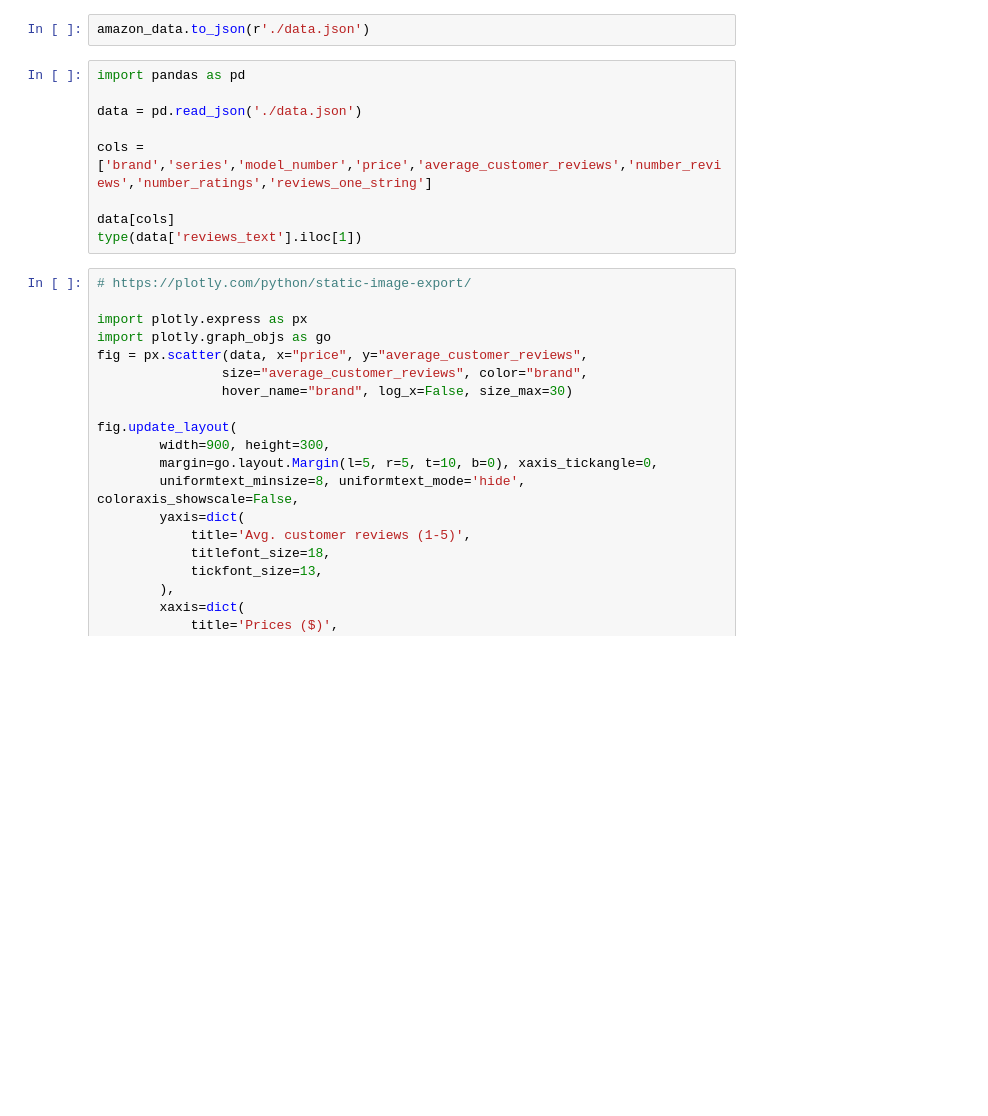
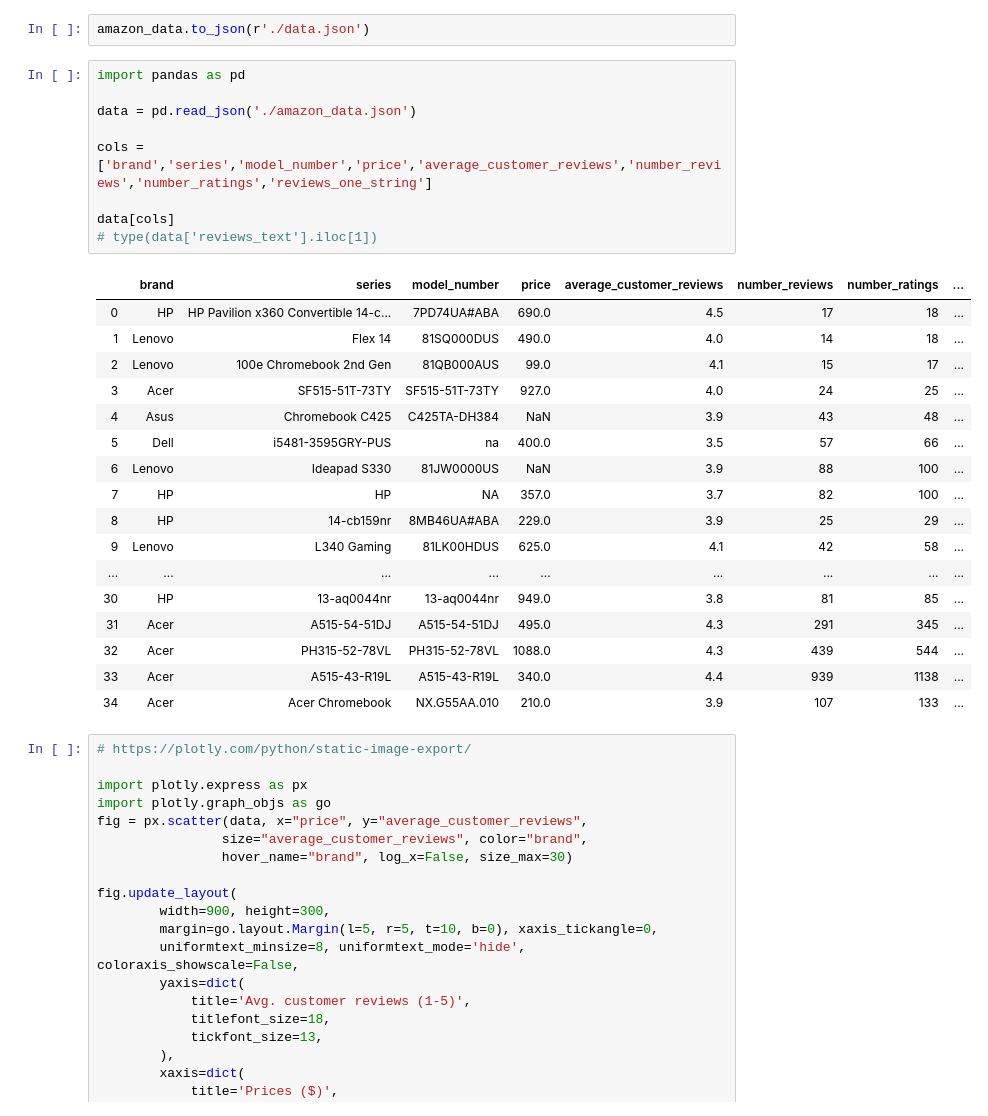
Before and after one commit to adeloaleman/AmazonLaptopsDashboard, a Jupyter notebook: DataAnalysis/data_analysis.ipynb, the cells around one changed output. Saved outputs shown, nothing was run; the diff lists cells and outputs as text; blank space fills up the shorter version.

```diff
--- a/DataAnalysis/data_analysis.ipynb
+++ b/DataAnalysis/data_analysis.ipynb
@@ -79,12 +78,30 @@ amazon_data.to_json(r'./data.json')
 # %%
 import pandas as pd
 
-data = pd.read_json('./data.json')
+data = pd.read_json('./amazon_data.json')
 
 cols = ['brand','series','model_number','price','average_customer_reviews','number_reviews','number_ratings','reviews_one_string']
 
 data[cols]
-type(data['reviews_text'].iloc[1])
+# type(data['reviews_text'].iloc[1])
+# %% [output]
+|  | brand | series | model_number | price | average_customer_reviews | number_reviews | number_ratings | ... |
+| 0 | HP | HP Pavilion x360 Convertible 14-c... | 7PD74UA#ABA | 690.0 | 4.5 | 17 | 18 | ... |
+| 1 | Lenovo | Flex 14 | 81SQ000DUS | 490.0 | 4.0 | 14 | 18 | ... |
+| 2 | Lenovo | 100e Chromebook 2nd Gen | 81QB000AUS | 99.0 | 4.1 | 15 | 17 | ... |
+| 3 | Acer | SF515-51T-73TY | SF515-51T-73TY | 927.0 | 4.0 | 24 | 25 | ... |
+| 4 | Asus | Chromebook C425 | C425TA-DH384 | NaN | 3.9 | 43 | 48 | ... |
+| 5 | Dell | i5481-3595GRY-PUS | na | 400.0 | 3.5 | 57 | 66 | ... |
+| 6 | Lenovo | Ideapad S330 | 81JW0000US | NaN | 3.9 | 88 | 100 | ... |
+| 7 | HP | HP | NA | 357.0 | 3.7 | 82 | 100 | ... |
+| 8 | HP | 14-cb159nr | 8MB46UA#ABA | 229.0 | 3.9 | 25 | 29 | ... |
+| 9 | Lenovo | L340 Gaming | 81LK00HDUS | 625.0 | 4.1 | 42 | 58 | ... |
+| ... | ... | ... | ... | ... | ... | ... | ... | ... |
+| 30 | HP | 13-aq0044nr | 13-aq0044nr | 949.0 | 3.8 | 81 | 85 | ... |
+| 31 | Acer | A515-54-51DJ | A515-54-51DJ | 495.0 | 4.3 | 291 | 345 | ... |
+| 32 | Acer | PH315-52-78VL | PH315-52-78VL | 1088.0 | 4.3 | 439 | 544 | ... |
+| 33 | Acer | A515-43-R19L | A515-43-R19L | 340.0 | 4.4 | 939 | 1138 | ... |
+| 34 | Acer | Acer Chromebook | NX.G55AA.010 | 210.0 | 3.9 | 107 | 133 | ... |
 # %%
 # https://plotly.com/python/static-image-export/
 
```
Also changed, not shown: parts of 3 cells of this notebook, 53 other files.
